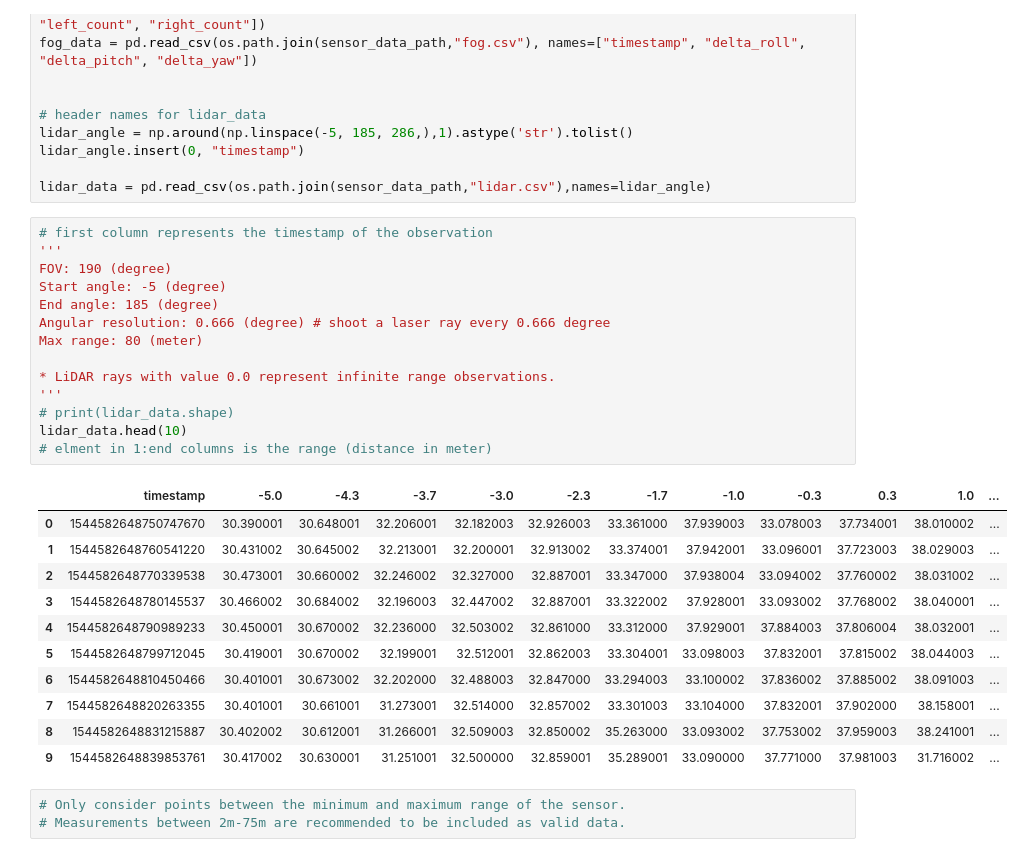
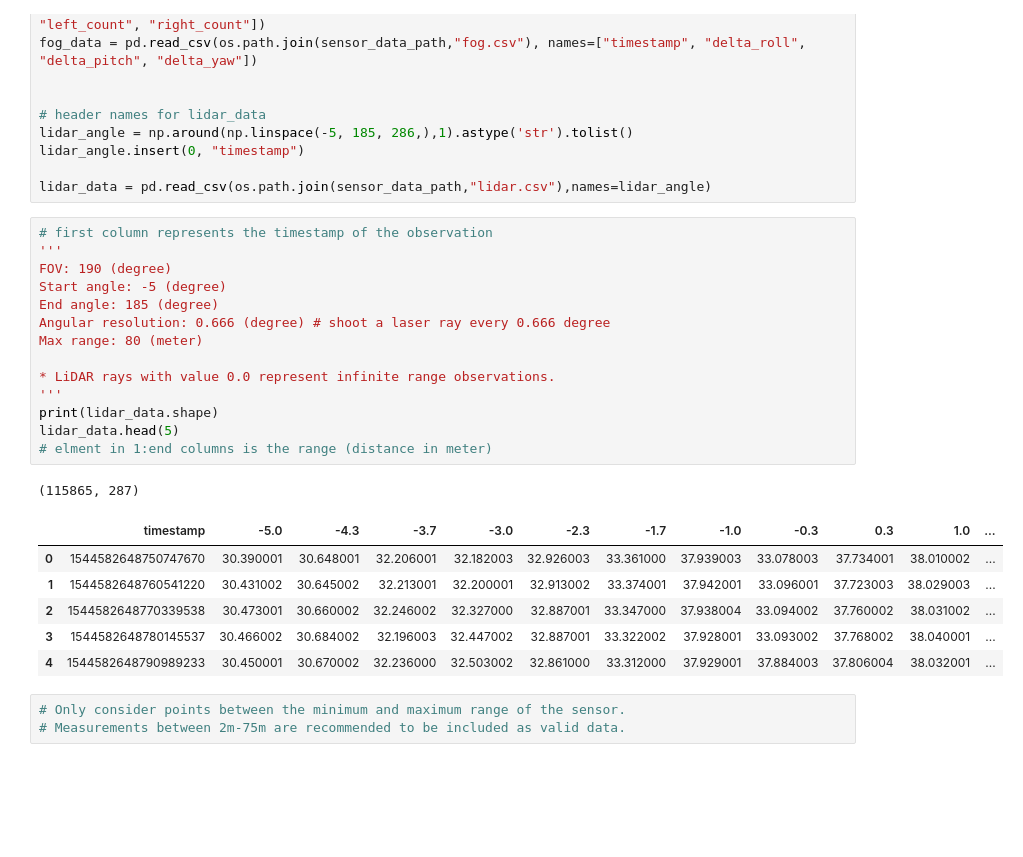
Before and after one commit to yifanwu2828/Particle-Filter-SLAM, a Jupyter notebook: code/data/exploreData.ipynb, the cells around one changed output. Saved outputs shown, nothing was run; the diff lists cells and outputs as text; blank space fills up the shorter version.

```diff
--- a/code/data/exploreData.ipynb
+++ b/code/data/exploreData.ipynb
@@ -22,29 +22,25 @@ lidar_data = pd.read_csv(os.path.join(sensor_data_path,"lidar.csv"),names=lidar_
 # %%
 # first column represents the timestamp of the observation
 '''
 FOV: 190 (degree)
 Start angle: -5 (degree)
 End angle: 185 (degree)
 Angular resolution: 0.666 (degree) # shoot a laser ray every 0.666 degree
 Max range: 80 (meter)
 
 * LiDAR rays with value 0.0 represent infinite range observations.
 '''
-# print(lidar_data.shape)
-lidar_data.head(10)
+print(lidar_data.shape)
+lidar_data.head(5)
 # elment in 1:end columns is the range (distance in meter)
 # %% [output]
+(115865, 287)
 |  | timestamp | -5.0 | -4.3 | -3.7 | -3.0 | -2.3 | -1.7 | -1.0 | -0.3 | 0.3 | 1.0 | ... |
 | 0 | 1544582648750747670 | 30.390001 | 30.648001 | 32.206001 | 32.182003 | 32.926003 | 33.361000 | 37.939003 | 33.078003 | 37.734001 | 38.010002 | ... |
 | 1 | 1544582648760541220 | 30.431002 | 30.645002 | 32.213001 | 32.200001 | 32.913002 | 33.374001 | 37.942001 | 33.096001 | 37.723003 | 38.029003 | ... |
 | 2 | 1544582648770339538 | 30.473001 | 30.660002 | 32.246002 | 32.327000 | 32.887001 | 33.347000 | 37.938004 | 33.094002 | 37.760002 | 38.031002 | ... |
 | 3 | 1544582648780145537 | 30.466002 | 30.684002 | 32.196003 | 32.447002 | 32.887001 | 33.322002 | 37.928001 | 33.093002 | 37.768002 | 38.040001 | ... |
 | 4 | 1544582648790989233 | 30.450001 | 30.670002 | 32.236000 | 32.503002 | 32.861000 | 33.312000 | 37.929001 | 37.884003 | 37.806004 | 38.032001 | ... |
-| 5 | 1544582648799712045 | 30.419001 | 30.670002 | 32.199001 | 32.512001 | 32.862003 | 33.304001 | 33.098003 | 37.832001 | 37.815002 | 38.044003 | ... |
-| 6 | 1544582648810450466 | 30.401001 | 30.673002 | 32.202000 | 32.488003 | 32.847000 | 33.294003 | 33.100002 | 37.836002 | 37.885002 | 38.091003 | ... |
-| 7 | 1544582648820263355 | 30.401001 | 30.661001 | 31.273001 | 32.514000 | 32.857002 | 33.301003 | 33.104000 | 37.832001 | 37.902000 | 38.158001 | ... |
-| 8 | 1544582648831215887 | 30.402002 | 30.612001 | 31.266001 | 32.509003 | 32.850002 | 35.263000 | 33.093002 | 37.753002 | 37.959003 | 38.241001 | ... |
-| 9 | 1544582648839853761 | 30.417002 | 30.630001 | 31.251001 | 32.500000 | 32.859001 | 35.289001 | 33.090000 | 37.771000 | 37.981003 | 31.716002 | ... |
 # %%
 # Only consider points between the minimum and maximum range of the sensor.
 # Measurements between 2m-75m are recommended to be included as valid data.
```
Also changed, not shown: parts of 35 cells of this notebook.
